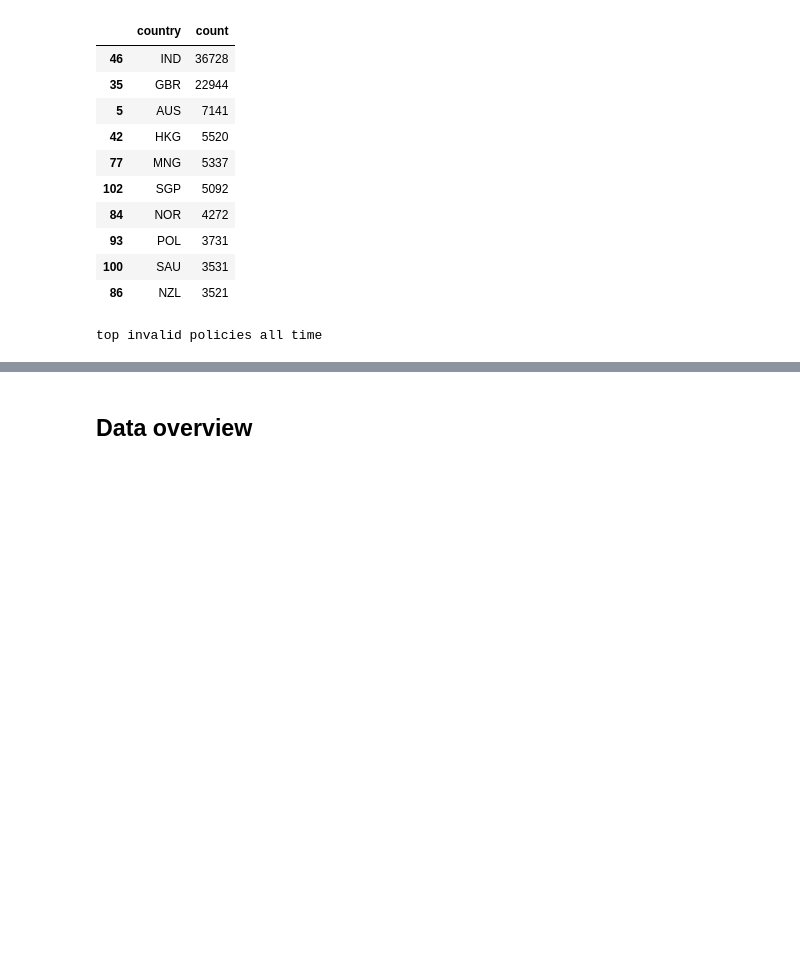
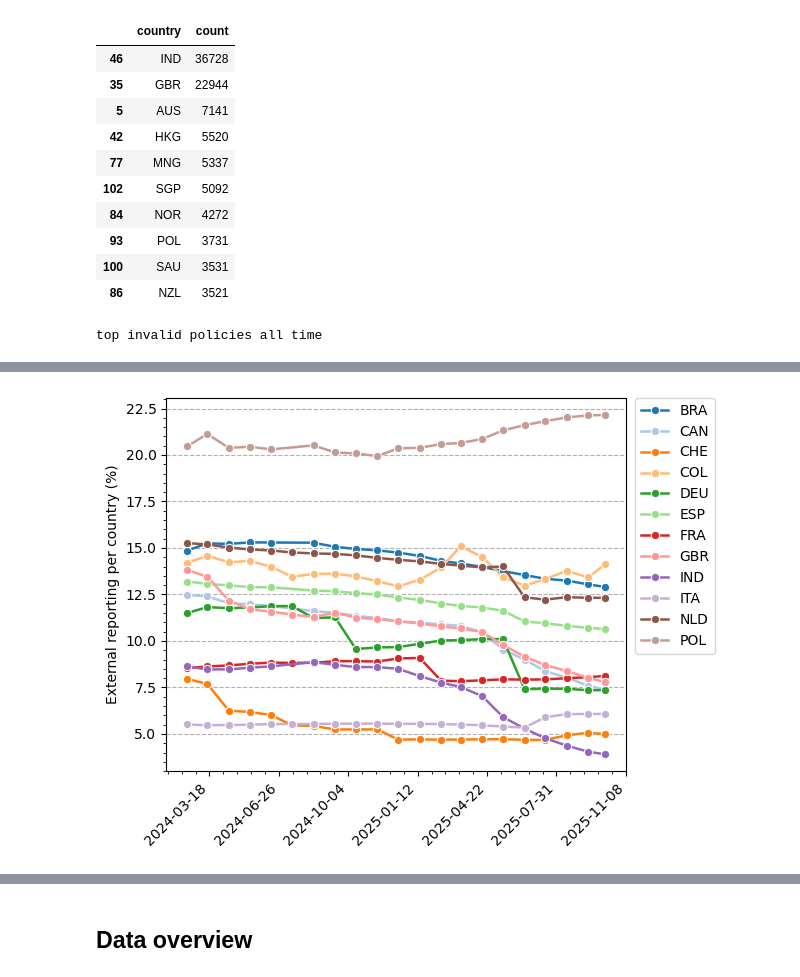
Before and after one commit to internettransparency/dmarc-cctld-research, a Jupyter notebook: notebooks/cluster-data-processing.ipynb, the cells around one changed output, grey strips where cells are left out. Cells and saved outputs as stored; diff of their text form; code cells hidden in the pictures; blank space fills up the shorter version.

```diff
--- a/notebooks/cluster-data-processing.ipynb
+++ b/notebooks/cluster-data-processing.ipynb
@@ -1375,0 +1620,70 @@ top invalid policies all time
+# %%
+countries_analysis = ["NLD", "DEU", "ITA", "POL", "BRA", "GBR", "CHE", "CAN", "IND", "ESP", "FRA", "COL"]
+longitudinal_reporting_pdf = pd.read_csv("longitudinal_reporting_analysis.csv")
+longitudinal_reporting_gov_pdf = pd.read_csv("longitudinal_reporting_gov_analysis.csv")
+
+longitudinal_reporting_pdf['percent'] = longitudinal_reporting_pdf["count"] / longitudinal_reporting_pdf.groupby(["country", "timestamp"])["count"].transform("sum") * 100
+longitudinal_reporting_gov_pdf['percent'] = longitudinal_reporting_gov_pdf["count"] / longitudinal_reporting_gov_pdf.groupby(["country", "timestamp"])["count"].transform("sum") * 100
+# %%
+def plot_longitudinal_reporting_subset(longitudinal_reporting_pdf, subset, filename):
+    subset_pdf = longitudinal_reporting_pdf[
+        (longitudinal_reporting_pdf["country"].isin(subset)) &
+        (longitudinal_reporting_pdf["external_reporting"] == True)
+    ].copy()
+
+    # Optional: ensure timestamp is sortable (uncomment if timestamps are dates/periods)
+    # subset_pdf["timestamp"] = pd.to_datetime(subset_pdf["timestamp"])
+
+    # Aggregate to one value per (country, timestamp) to avoid overplotting
+    agg = (
+        subset_pdf
+        .groupby(["country", "timestamp"], as_index=False)["percent"]
+        .mean()
+        .sort_values(["timestamp", "country"])
+    )
+
+    distinct_colors = [
+        "#E69F00", "#56B4E9", "#009E73", "#F0E442", "#0072B2",
+        "#D55E00", "#CC79A7", "#999999", "#000000", "#A65628",
+        "#4DAF4A", "#984EA3"
+    ]
+    # Single axes, multiple lines (one per country)
+    plt.figure() #figsize=(10.5, 6))
+    ax = sns.lineplot(
+        data=agg,
+        x="timestamp",
+        y="percent",
+        hue="country",
+        marker="o",
+        errorbar=None,
+        estimator=None,
+        lw=1.8,
+        palette="tab20",  #distinct_colors #sns.color_palette("Paired", 12),
+    )
+    ax.minorticks_on()
+    ax.grid(True, which="major", axis="y", linestyle="--", linewidth=0.8)
+    # Limit number of x ticks and rotate labels
+    ax.xaxis.set_major_locator(mticker.MaxNLocator(nbins=8))
+    for label in ax.get_xticklabels():
+        label.set_rotation(45)
+        label.set_horizontalalignment('right')
+
+    ax.set_xlabel("")
+    ax.set_ylabel("External reporting per country (%)")
+    #ax.set_title("External reporting over time")
+
+    # Put legend outside the plot area
+    leg = ax.legend(title="", bbox_to_anchor=(1.02, 1), loc="upper left", borderaxespad=0.)
+    # If many countries, you can use multiple columns:
+    # leg._legend_box.align = "left"
+    # leg.set_ncol(2)
+
+    plt.tight_layout()
+    plt.savefig(filename, bbox_inches="tight")
+    plt.show()
+
+
+countries_analysis = ["NLD", "DEU", "ITA", "POL", "BRA", "GBR", "CHE", "CAN", "IND", "ESP", "FRA", "COL"]
+plot_longitudinal_reporting_subset(longitudinal_reporting_pdf.copy(), countries_analysis, "figures/longitudinal_reporting_analysis.pdf")
+# %% [output]
+[figure, added]
```
Also changed, not shown: parts of 56 cells of this notebook.
